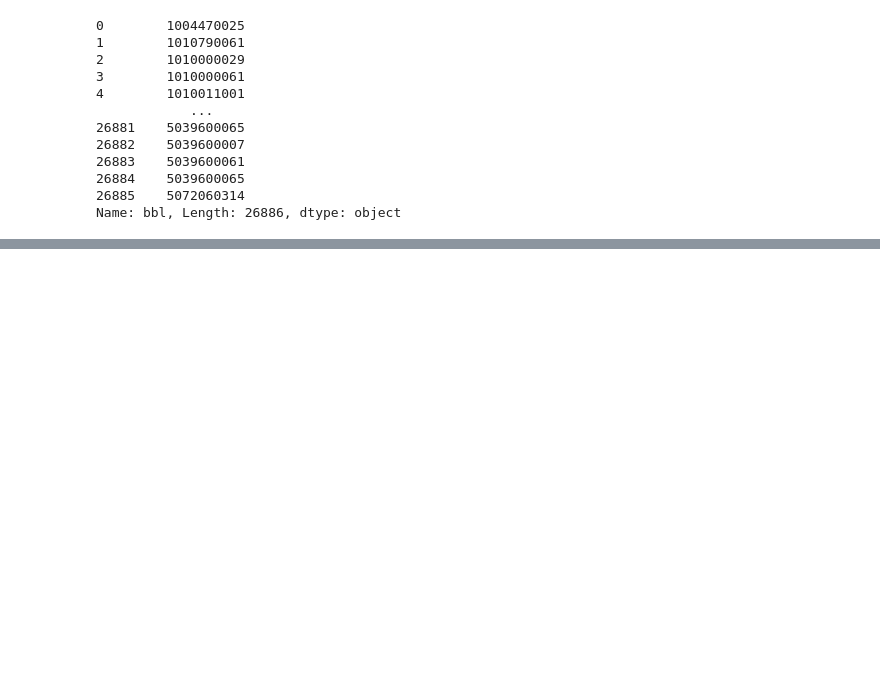
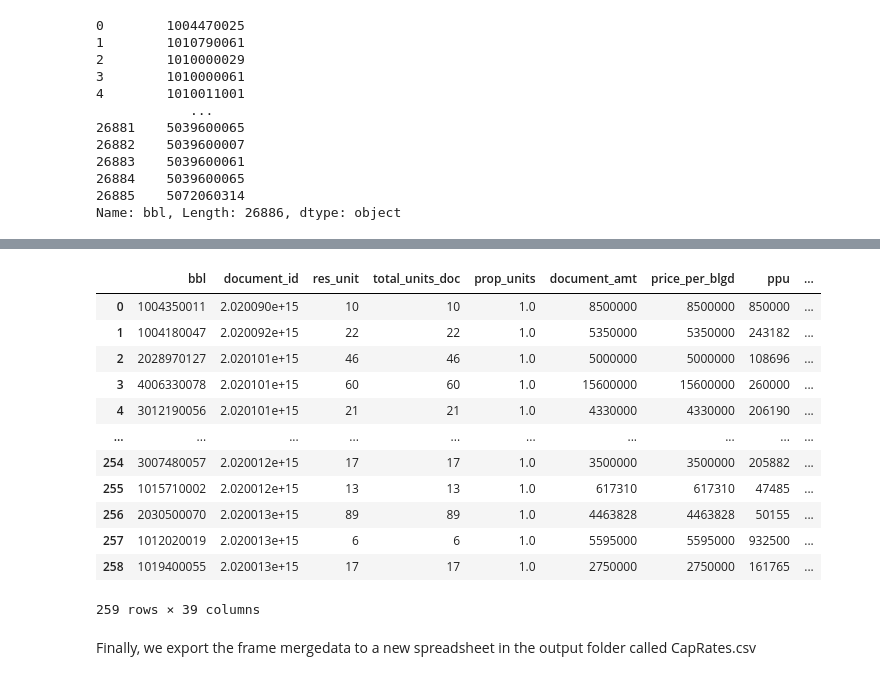
Before and after one commit to 2ndrew2ncheta/Advanced-Data-Group-Project-3, a Jupyter notebook: notebooks/Cap Rate.ipynb, the cells around one changed output, grey strips where cells are left out. Saved outputs shown, nothing was run; the diff lists cells and outputs as text; code cells hidden in the pictures; blank space fills up the shorter version.

```diff
--- a/notebooks/Cap Rate.ipynb
+++ b/notebooks/Cap Rate.ipynb
@@ -120,0 +132,18 @@ str(taxdata['FROM_LOT'])
+# %%
+mergedata
+# %% [output]
+|  | bbl | document_id | res_unit | total_units_doc | prop_units | document_amt | price_per_blgd | ppu | ... |
+| 0 | 1004350011 | 2.020090e+15 | 10 | 10 | 1.0 | 8500000 | 8500000 | 850000 | ... |
+| 1 | 1004180047 | 2.020092e+15 | 22 | 22 | 1.0 | 5350000 | 5350000 | 243182 | ... |
+| 2 | 2028970127 | 2.020101e+15 | 46 | 46 | 1.0 | 5000000 | 5000000 | 108696 | ... |
+| 3 | 4006330078 | 2.020101e+15 | 60 | 60 | 1.0 | 15600000 | 15600000 | 260000 | ... |
+| 4 | 3012190056 | 2.020101e+15 | 21 | 21 | 1.0 | 4330000 | 4330000 | 206190 | ... |
+| ... | ... | ... | ... | ... | ... | ... | ... | ... | ... |
+| 254 | 3007480057 | 2.020012e+15 | 17 | 17 | 1.0 | 3500000 | 3500000 | 205882 | ... |
+| 255 | 1015710002 | 2.020012e+15 | 13 | 13 | 1.0 | 617310 | 617310 | 47485 | ... |
+| 256 | 2030500070 | 2.020013e+15 | 89 | 89 | 1.0 | 4463828 | 4463828 | 50155 | ... |
+| 257 | 1012020019 | 2.020013e+15 | 6 | 6 | 1.0 | 5595000 | 5595000 | 932500 | ... |
+| 258 | 1019400055 | 2.020013e+15 | 17 | 17 | 1.0 | 2750000 | 2750000 | 161765 | ... |
+259 rows × 39 columns
+# %% [markdown]
+Finally, we export the frame mergedata to a new spreadsheet in the output folder called CapRates.csv
```
Also changed, not shown: parts of 17 cells of this notebook, 1 other file.
